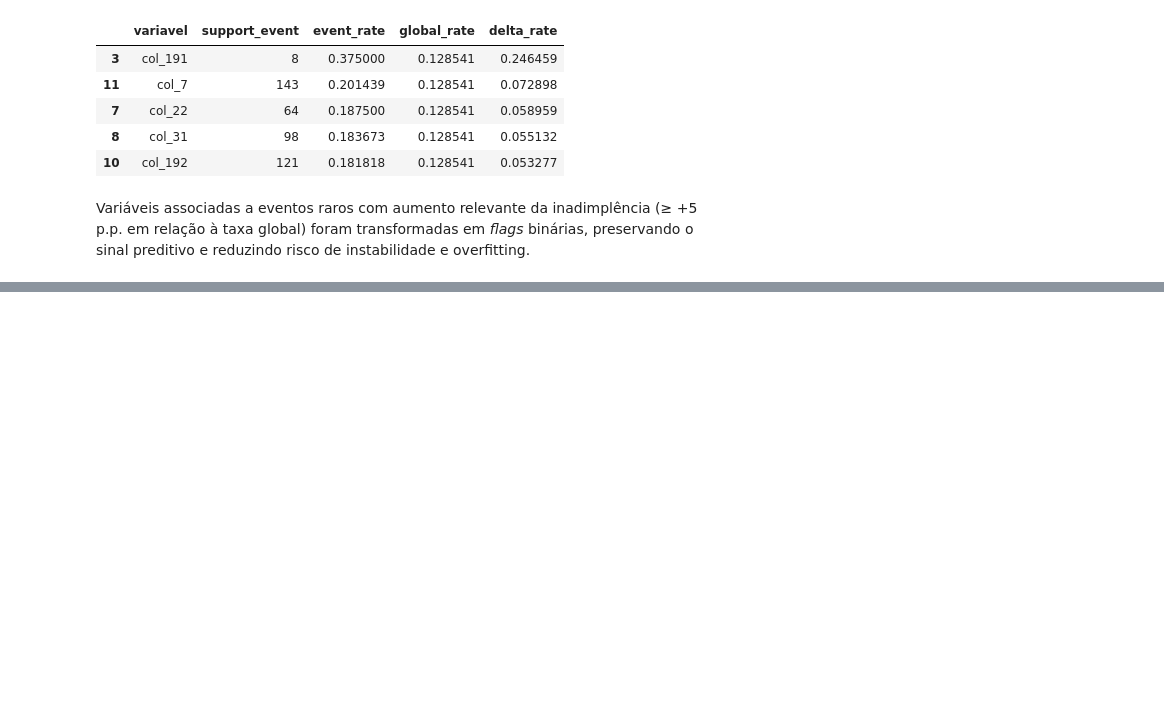
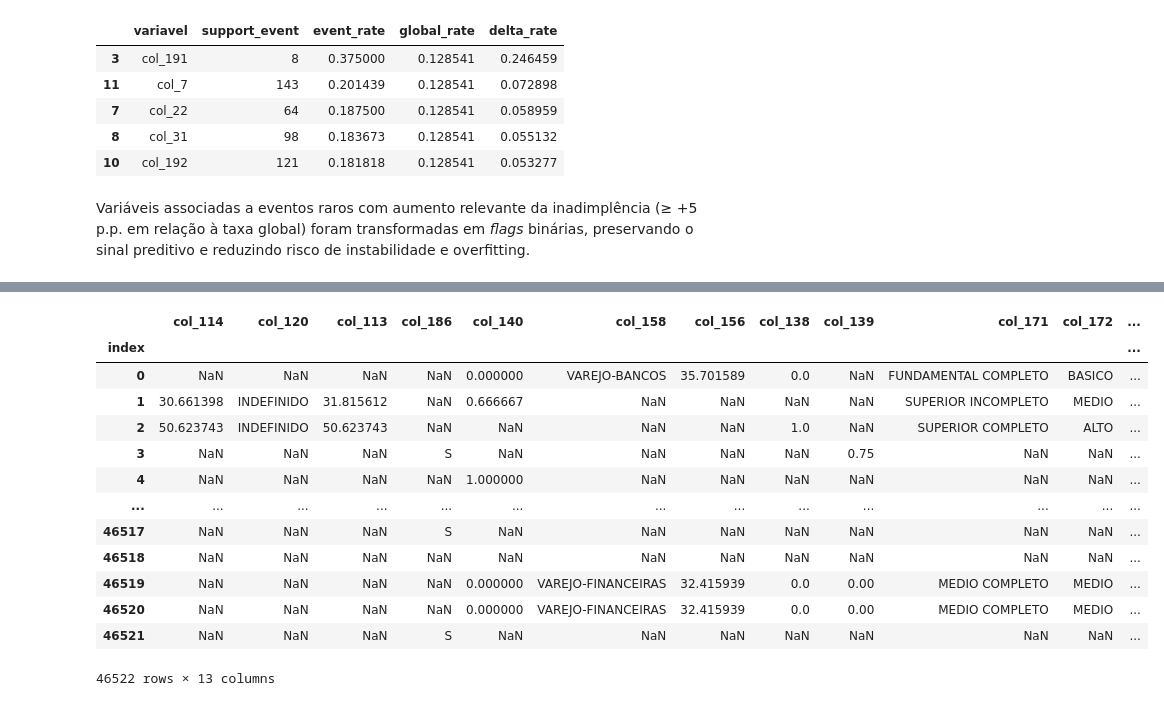
Before and after one commit to GGrinspun/desafio-analise-de-credito, a Jupyter notebook: notebooks/03_proj2_eda_and_preprocessing.ipynb, the cells around one changed output, grey strips where cells are left out. Cells and saved outputs as stored; diff of their text form; code cells hidden in the pictures; blank space fills up the shorter version.

```diff
--- a/notebooks/03_proj2_eda_and_preprocessing.ipynb
+++ b/notebooks/03_proj2_eda_and_preprocessing.ipynb
@@ -720,0 +811,3 @@ col_111  float64      0.103392    37166
+# %%
+df_base["has_profession_flag"] = df_base["col_181"].notna().astype(int)
+df_base = df_base.drop(columns=["col_180", "col_181"])
@@ -720,0 +818,14 @@ col_111  float64      0.103392    37166
+# %%
+df_base["col_160_missing_flag"] = df_base["col_160"].isna().astype(int)
+
+support_missing = df_base["col_160_missing_flag"].sum()
+event_rate_missing = df_base.loc[
+    df_base["col_160_missing_flag"] == 1, TARGET
+].mean()
+
+support_present = (df_base["col_160_missing_flag"] == 0).sum()
+event_rate_present = df_base.loc[
+    df_base["col_160_missing_flag"] == 0, TARGET
+].mean()
+
+print("Support missing:", support_missing, "\nEvent rate missing:", event_rate_missing, "\nSupport present:", support_present, "\nEvent rate present:", event_rate_present)
@@ -720,0 +978,17 @@ col_111  float64      0.103392    37166
+# %%
+df_base[cols_missing_30_70]
+# %% [output]
+|  | col_114 | col_120 | col_113 | col_186 | col_140 | col_158 | col_156 | col_138 | col_139 | col_171 | col_172 | ... |
+| index |  |  |  |  |  |  |  |  |  |  |  | ... |
+| 0 | NaN | NaN | NaN | NaN | 0.000000 | VAREJO-BANCOS | 35.701589 | 0.0 | NaN | FUNDAMENTAL COMPLETO | BASICO | ... |
+| 1 | 30.661398 | INDEFINIDO | 31.815612 | NaN | 0.666667 | NaN | NaN | NaN | NaN | SUPERIOR INCOMPLETO | MEDIO | ... |
+| 2 | 50.623743 | INDEFINIDO | 50.623743 | NaN | NaN | NaN | NaN | 1.0 | NaN | SUPERIOR COMPLETO | ALTO | ... |
+| 3 | NaN | NaN | NaN | S | NaN | NaN | NaN | NaN | 0.75 | NaN | NaN | ... |
+| 4 | NaN | NaN | NaN | NaN | 1.000000 | NaN | NaN | NaN | NaN | NaN | NaN | ... |
+| ... | ... | ... | ... | ... | ... | ... | ... | ... | ... | ... | ... | ... |
+| 46517 | NaN | NaN | NaN | S | NaN | NaN | NaN | NaN | NaN | NaN | NaN | ... |
+| 46518 | NaN | NaN | NaN | NaN | NaN | NaN | NaN | NaN | NaN | NaN | NaN | ... |
+| 46519 | NaN | NaN | NaN | NaN | 0.000000 | VAREJO-FINANCEIRAS | 32.415939 | 0.0 | 0.00 | MEDIO COMPLETO | MEDIO | ... |
+| 46520 | NaN | NaN | NaN | NaN | 0.000000 | VAREJO-FINANCEIRAS | 32.415939 | 0.0 | 0.00 | MEDIO COMPLETO | MEDIO | ... |
+| 46521 | NaN | NaN | NaN | S | NaN | NaN | NaN | NaN | NaN | NaN | NaN | ... |
+46522 rows × 13 columns
```
Also changed, not shown: parts of 47 cells of this notebook.
